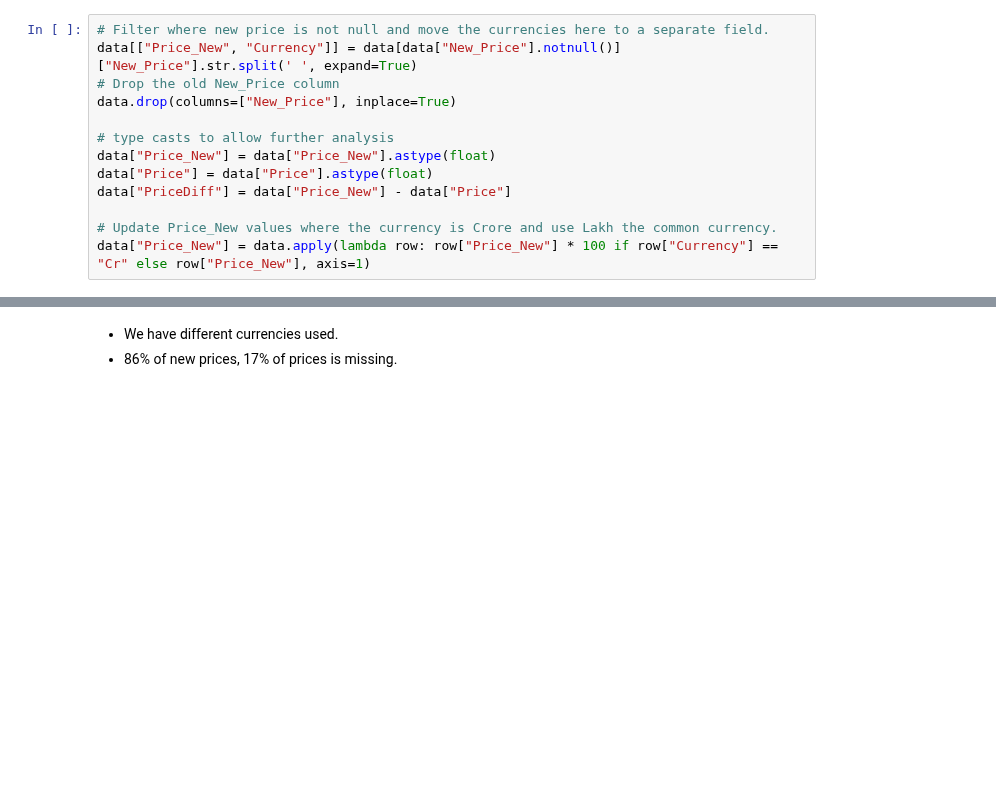
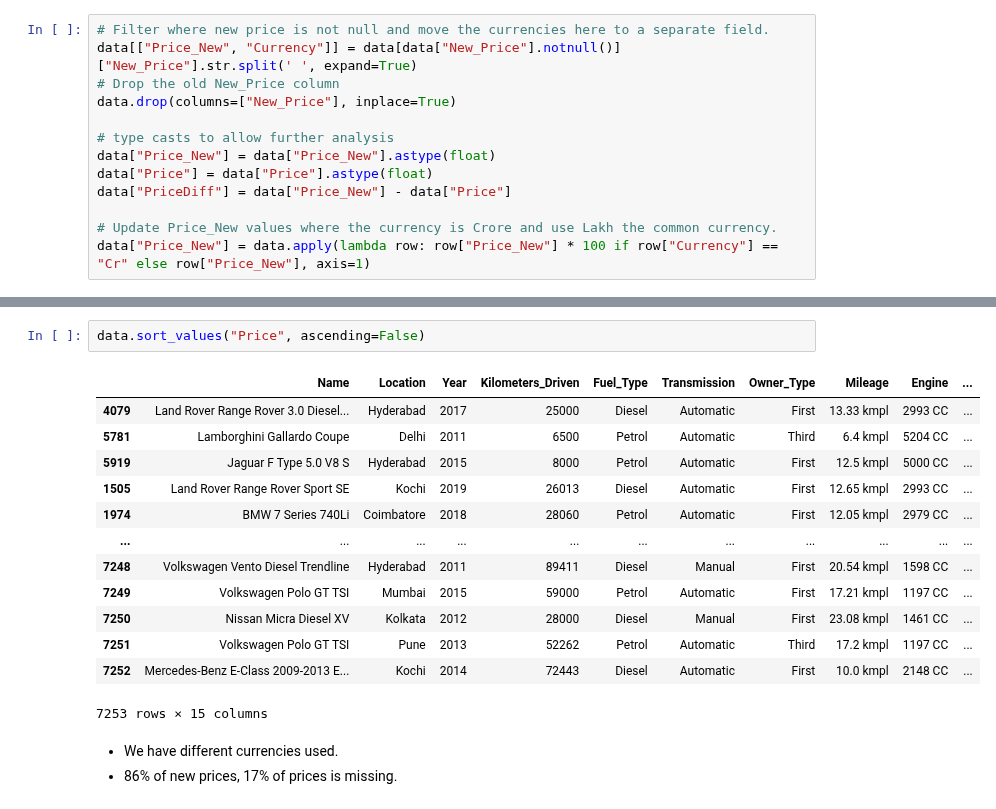
Before and after one commit to safakan/CCTB_repo_safak_atakan_celik, a Jupyter notebook: DEA113/Assignment4/Assignment4_EDA_Kaggle.ipynb, the cells around one changed output, grey strips where cells are left out. Saved outputs shown, nothing was run; the diff lists cells and outputs as text; blank space fills up the shorter version.

```diff
--- a/DEA113/Assignment4/Assignment4_EDA_Kaggle.ipynb
+++ b/DEA113/Assignment4/Assignment4_EDA_Kaggle.ipynb
@@ -205,3 +201,19 @@ data["Price"].plot()
+# %%
+data.sort_values("Price", ascending=False)
+# %% [output]
+|  | Name | Location | Year | Kilometers_Driven | Fuel_Type | Transmission | Owner_Type | Mileage | Engine | ... |
+| 4079 | Land Rover Range Rover 3.0 Diesel... | Hyderabad | 2017 | 25000 | Diesel | Automatic | First | 13.33 kmpl | 2993 CC | ... |
+| 5781 | Lamborghini Gallardo Coupe | Delhi | 2011 | 6500 | Petrol | Automatic | Third | 6.4 kmpl | 5204 CC | ... |
+| 5919 | Jaguar F Type 5.0 V8 S | Hyderabad | 2015 | 8000 | Petrol | Automatic | First | 12.5 kmpl | 5000 CC | ... |
+| 1505 | Land Rover Range Rover Sport SE | Kochi | 2019 | 26013 | Diesel | Automatic | First | 12.65 kmpl | 2993 CC | ... |
+| 1974 | BMW 7 Series 740Li | Coimbatore | 2018 | 28060 | Petrol | Automatic | First | 12.05 kmpl | 2979 CC | ... |
+| ... | ... | ... | ... | ... | ... | ... | ... | ... | ... | ... |
+| 7248 | Volkswagen Vento Diesel Trendline | Hyderabad | 2011 | 89411 | Diesel | Manual | First | 20.54 kmpl | 1598 CC | ... |
+| 7249 | Volkswagen Polo GT TSI | Mumbai | 2015 | 59000 | Petrol | Automatic | First | 17.21 kmpl | 1197 CC | ... |
+| 7250 | Nissan Micra Diesel XV | Kolkata | 2012 | 28000 | Diesel | Manual | First | 23.08 kmpl | 1461 CC | ... |
+| 7251 | Volkswagen Polo GT TSI | Pune | 2013 | 52262 | Petrol | Automatic | Third | 17.2 kmpl | 1197 CC | ... |
+| 7252 | Mercedes-Benz E-Class 2009-2013 E... | Kochi | 2014 | 72443 | Diesel | Automatic | First | 10.0 kmpl | 2148 CC | ... |
+7253 rows × 15 columns
 # %% [markdown]
 - We have different currencies used.
 - 86% of new prices, 17% of prices is missing.
```
Also changed, not shown: parts of 5 cells of this notebook.
